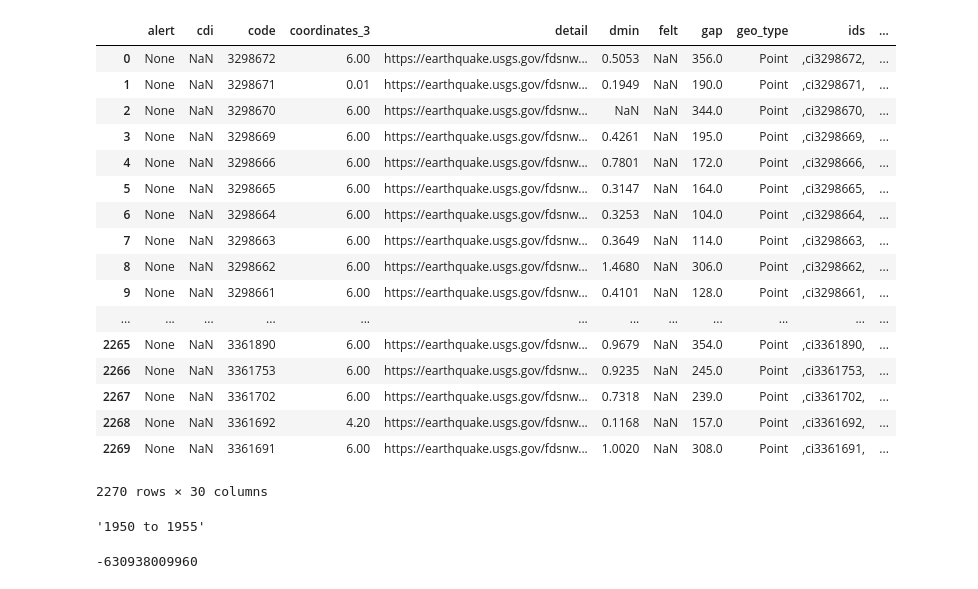
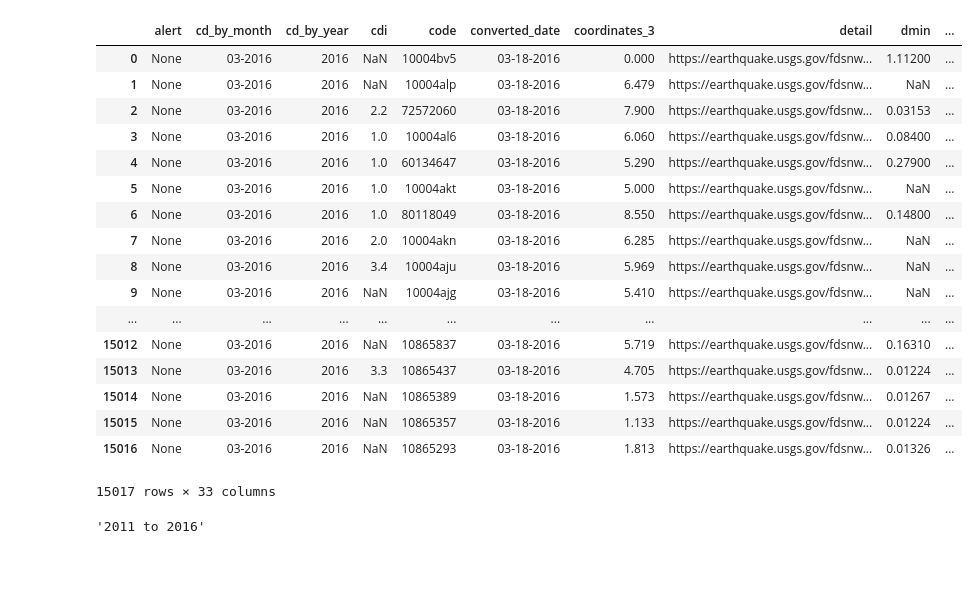
Before and after one commit to AbrahamEapen/Earthquake-Economics, a Jupyter notebook: USGS_test_3.ipynb, the cells around one changed output. Drawn from its saved outputs; the diff is of its cells as text; code cells hidden in the pictures.

Commit message:
Add files via upload
Added date field, date m/year and year columns to dataframe

```diff
--- a/USGS_test_3.ipynb
+++ b/USGS_test_3.ipynb
@@ -41,10 +45,15 @@ geo_type_data = []
 lat_data = []
 lng_data = []
 coordinates_3_data = []
+
+#calculated lists
+converted_date = []
+cd_by_month = []
+cd_by_year = []
 # %%
 #https://earthquake.usgs.gov/fdsnws/event/1/query.geojson?starttime=2017-07-14%2000:00:00&endtime=2017-09-21%2023:59:59&maxlatitude=50&minlatitude=24.6&maxlongitude=-65&minlongitude=-125&minmagnitude=2.5&orderby=time
 
-start = 1950
+start = 2011
 
 #range should be 14 to retrieve 1950 to present data
 
@@ -110,6 +119,12 @@ for x in range(1):
         lng_data.append(response["features"][json_counter]["geometry"]["coordinates"][1])
         coordinates_3_data.append(response["features"][json_counter]["geometry"]["coordinates"][2])
 
+        # calculated fields
+
+        converted_date.append((datetime.datetime(1970, 1, 1) + datetime.timedelta(milliseconds=updated_data[0])).strftime('%m-%d-%Y'))
+        cd_by_month.append((datetime.datetime(1970, 1, 1) + datetime.timedelta(milliseconds=updated_data[0])).strftime('%m-%Y'))
+        cd_by_year.append((datetime.datetime(1970, 1, 1) + datetime.timedelta(milliseconds=updated_data[0])).strftime('%Y'))
+
         json_counter = json_counter + 1
 
     start = year_to
@@ -123,62 +138,59 @@ seismic_data = {"mag" : mag_data,
                 "detail" : detail_data,
                 "felt" : felt_data,
                 "cdi" : cdi_data,
                 "mmi" : mmi_data,
                 "alert" : alert_data,
                 "status" : status_data,
                 "tsunami" : tsunami_data,
                 "sig" : sig_data,
                 "net" : net_data,
                 "code" : code_data,
                 "ids" : ids_data,
                 "sources" : sources_data,
                 "types" : types_data,
                 "nst" : nst_data,
                 "dmin" : dmin_data,
                 "rms" : rms_data,
                 "gap" : gap_data,
                 "magType" : magType_data,
                 "type" : type_data,
                 "title" : title_data,
                 "geo_type" : geo_type_data,
                 "lat" : lat_data,
                 "lng" : lng_data,
                 "coordinates_3" : coordinates_3_data,
+
+                "converted_date" : converted_date,
+                "cd_by_month" : cd_by_month,
+                "cd_by_year" : cd_by_year,
                }
 
 seismic_data = pd.DataFrame(seismic_data)
 
 seismic_data
 # %% [output]
-|  | alert | cdi | code | coordinates_3 | detail | dmin | felt | gap | geo_type | ids | ... |
-| 0 | None | NaN | 3298672 | 6.00 | https://earthquake.usgs.gov/fdsnw... | 0.5053 | NaN | 356.0 | Point | ,ci3298672, | ... |
-| 1 | None | NaN | 3298671 | 0.01 | https://earthquake.usgs.gov/fdsnw... | 0.1949 | NaN | 190.0 | Point | ,ci3298671, | ... |
-| 2 | None | NaN | 3298670 | 6.00 | https://earthquake.usgs.gov/fdsnw... | NaN | NaN | 344.0 | Point | ,ci3298670, | ... |
-| 3 | None | NaN | 3298669 | 6.00 | https://earthquake.usgs.gov/fdsnw... | 0.4261 | NaN | 195.0 | Point | ,ci3298669, | ... |
-| 4 | None | NaN | 3298666 | 6.00 | https://earthquake.usgs.gov/fdsnw... | 0.7801 | NaN | 172.0 | Point | ,ci3298666, | ... |
-| 5 | None | NaN | 3298665 | 6.00 | https://earthquake.usgs.gov/fdsnw... | 0.3147 | NaN | 164.0 | Point | ,ci3298665, | ... |
-| 6 | None | NaN | 3298664 | 6.00 | https://earthquake.usgs.gov/fdsnw... | 0.3253 | NaN | 104.0 | Point | ,ci3298664, | ... |
-| 7 | None | NaN | 3298663 | 6.00 | https://earthquake.usgs.gov/fdsnw... | 0.3649 | NaN | 114.0 | Point | ,ci3298663, | ... |
-| 8 | None | NaN | 3298662 | 6.00 | https://earthquake.usgs.gov/fdsnw... | 1.4680 | NaN | 306.0 | Point | ,ci3298662, | ... |
-| 9 | None | NaN | 3298661 | 6.00 | https://earthquake.usgs.gov/fdsnw... | 0.4101 | NaN | 128.0 | Point | ,ci3298661, | ... |
-| ... | ... | ... | ... | ... | ... | ... | ... | ... | ... | ... | ... |
-| 2265 | None | NaN | 3361890 | 6.00 | https://earthquake.usgs.gov/fdsnw... | 0.9679 | NaN | 354.0 | Point | ,ci3361890, | ... |
-| 2266 | None | NaN | 3361753 | 6.00 | https://earthquake.usgs.gov/fdsnw... | 0.9235 | NaN | 245.0 | Point | ,ci3361753, | ... |
-| 2267 | None | NaN | 3361702 | 6.00 | https://earthquake.usgs.gov/fdsnw... | 0.7318 | NaN | 239.0 | Point | ,ci3361702, | ... |
-| 2268 | None | NaN | 3361692 | 4.20 | https://earthquake.usgs.gov/fdsnw... | 0.1168 | NaN | 157.0 | Point | ,ci3361692, | ... |
-| 2269 | None | NaN | 3361691 | 6.00 | https://earthquake.usgs.gov/fdsnw... | 1.0020 | NaN | 308.0 | Point | ,ci3361691, | ... |
+|  | alert | cd_by_month | cd_by_year | cdi | code | converted_date | coordinates_3 | detail | dmin | ... |
+| 0 | None | 03-2016 | 2016 | NaN | 10004bv5 | 03-18-2016 | 0.000 | https://earthquake.usgs.gov/fdsnw... | 1.11200 | ... |
+| 1 | None | 03-2016 | 2016 | NaN | 10004alp | 03-18-2016 | 6.479 | https://earthquake.usgs.gov/fdsnw... | NaN | ... |
+| 2 | None | 03-2016 | 2016 | 2.2 | 72572060 | 03-18-2016 | 7.900 | https://earthquake.usgs.gov/fdsnw... | 0.03153 | ... |
+| 3 | None | 03-2016 | 2016 | 1.0 | 10004al6 | 03-18-2016 | 6.060 | https://earthquake.usgs.gov/fdsnw... | 0.08400 | ... |
+| 4 | None | 03-2016 | 2016 | 1.0 | 60134647 | 03-18-2016 | 5.290 | https://earthquake.usgs.gov/fdsnw... | 0.27900 | ... |
+| 5 | None | 03-2016 | 2016 | 1.0 | 10004akt | 03-18-2016 | 5.000 | https://earthquake.usgs.gov/fdsnw... | NaN | ... |
+| 6 | None | 03-2016 | 2016 | 1.0 | 80118049 | 03-18-2016 | 8.550 | https://earthquake.usgs.gov/fdsnw... | 0.14800 | ... |
+| 7 | None | 03-2016 | 2016 | 2.0 | 10004akn | 03-18-2016 | 6.285 | https://earthquake.usgs.gov/fdsnw... | NaN | ... |
+| 8 | None | 03-2016 | 2016 | 3.4 | 10004aju | 03-18-2016 | 5.969 | https://earthquake.usgs.gov/fdsnw... | NaN | ... |
+| 9 | None | 03-2016 | 2016 | NaN | 10004ajg | 03-18-2016 | 5.410 | https://earthquake.usgs.gov/fdsnw... | NaN | ... |
+| ... | ... | ... | ... | ... | ... | ... | ... | ... | ... | ... |
+| 15012 | None | 03-2016 | 2016 | NaN | 10865837 | 03-18-2016 | 5.719 | https://earthquake.usgs.gov/fdsnw... | 0.16310 | ... |
+| 15013 | None | 03-2016 | 2016 | 3.3 | 10865437 | 03-18-2016 | 4.705 | https://earthquake.usgs.gov/fdsnw... | 0.01224 | ... |
+| 15014 | None | 03-2016 | 2016 | NaN | 10865389 | 03-18-2016 | 1.573 | https://earthquake.usgs.gov/fdsnw... | 0.01267 | ... |
+| 15015 | None | 03-2016 | 2016 | NaN | 10865357 | 03-18-2016 | 1.133 | https://earthquake.usgs.gov/fdsnw... | 0.01224 | ... |
+| 15016 | None | 03-2016 | 2016 | NaN | 10865293 | 03-18-2016 | 1.813 | https://earthquake.usgs.gov/fdsnw... | 0.01326 | ... |
-2270 rows × 30 columns
+15017 rows × 33 columns
 # %%
 # final range returned
 year_range
 # %% [output]
-'1950 to 1955'
+'2011 to 2016'
 # %%
 seismic_data.to_csv("seismic_data.csv")
-# %%
-timestamp = int(seismic_data.iloc[2269,22])
-
-timestamp
-#time.strftime("%a %d %b %Y %H:%M:%S GMT", time.gmtime(timestamp / 1000.0))
-# %% [output]
--630938009960
```
Also changed, not shown: parts of 4 cells of this notebook.
